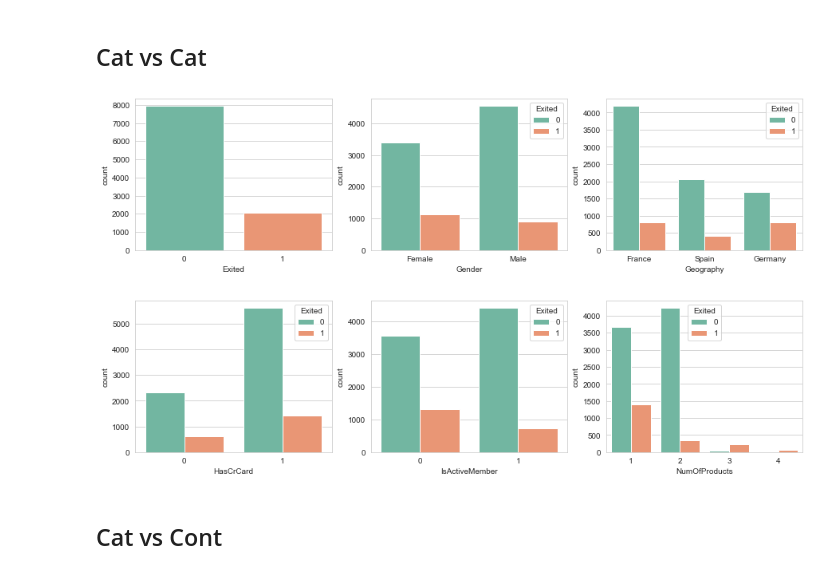
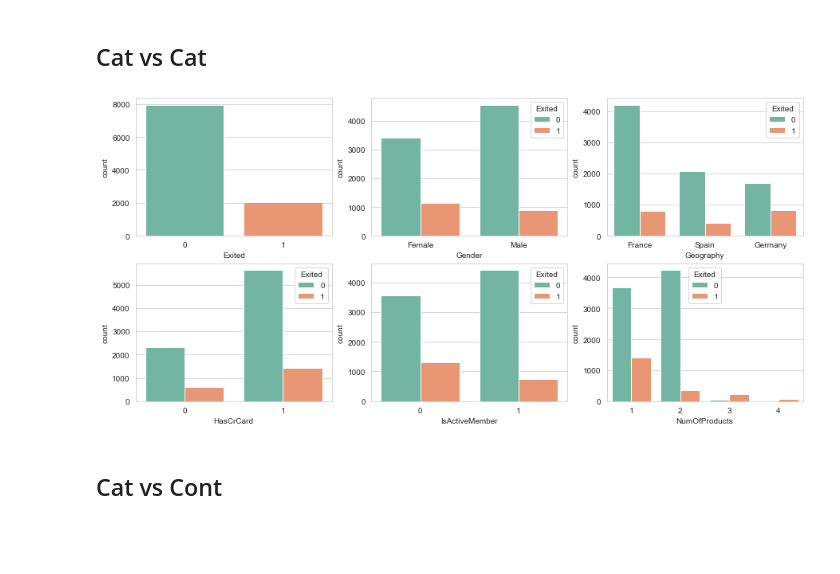
Before and after one commit to mereluo/classfication_bank_user_churn, a Jupyter notebook: 1_EDA.ipynb, the cells around one changed output. Saved outputs shown, nothing was run; the diff lists cells and outputs as text; code cells hidden in the pictures; blank space fills up the shorter version.

```diff
--- a/1_EDA.ipynb
+++ b/1_EDA.ipynb
@@ -40,17 +43,15 @@ array([ 2,  1,  8,  7,  4,  6,  3, 10,  5,  9,  0])
 ## Cat vs Cat
 # %%
 sns.set_style("whitegrid")
-fig, axes = plt.subplots(1,3, figsize = (15, 3.5))
-ax1 = sns.countplot(data = df, x = "Exited", palette=sns.color_palette("Set2"), ax=axes[0])
-ax2 = sns.countplot(data = df, x = "Gender", hue="Exited", palette=sns.color_palette("Set2"), ax=axes[1])
-ax3 = sns.countplot(data = df, x = "Geography", hue="Exited", palette=sns.color_palette("Set2"), ax=axes[2])
-fig, axes = plt.subplots(1,3, figsize = (15, 3.5))
-ax4 = sns.countplot(data = df, x= "HasCrCard", hue="Exited", palette=sns.color_palette("Set2"), ax=axes[0])
-ax5 = sns.countplot(data = df, x= "IsActiveMember", hue="Exited", palette=sns.color_palette("Set2"), ax=axes[1])
-ax6 = sns.countplot(data = df, x= "NumOfProducts", hue="Exited", palette=sns.color_palette("Set2"), ax=axes[2])
+fig, axes = plt.subplots(2,3, figsize = (15, 7))
+ax1 = sns.countplot(data = df, x = "Exited", palette=sns.color_palette("Set2"), ax=axes[0,0])
+ax2 = sns.countplot(data = df, x = "Gender", hue="Exited", palette=sns.color_palette("Set2"), ax=axes[0,1])
+ax3 = sns.countplot(data = df, x = "Geography", hue="Exited", palette=sns.color_palette("Set2"), ax=axes[0,2])
+ax4 = sns.countplot(data = df, x= "HasCrCard", hue="Exited", palette=sns.color_palette("Set2"), ax=axes[1,0])
+ax5 = sns.countplot(data = df, x= "IsActiveMember", hue="Exited", palette=sns.color_palette("Set2"), ax=axes[1,1])
+ax6 = sns.countplot(data = df, x= "NumOfProducts", hue="Exited", palette=sns.color_palette("Set2"), ax=axes[1,2])
 # %% [output]
-[figure, old version]
+[figure, new version]
-[figure, removed]
 # %% [markdown]
 ## Cat vs Cont
 # %%
```
Also changed, not shown: parts of 20 cells of this notebook.
